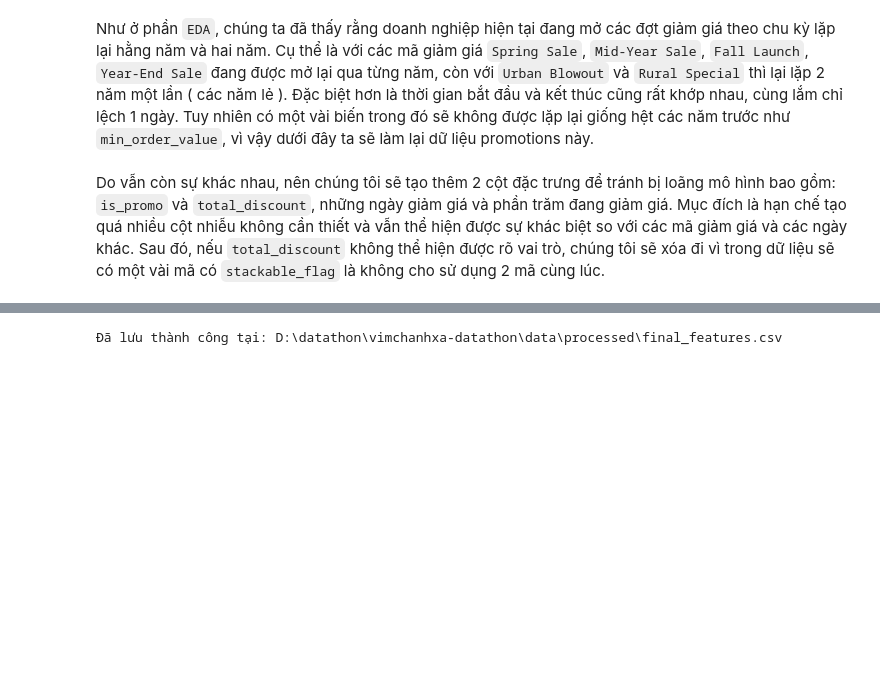
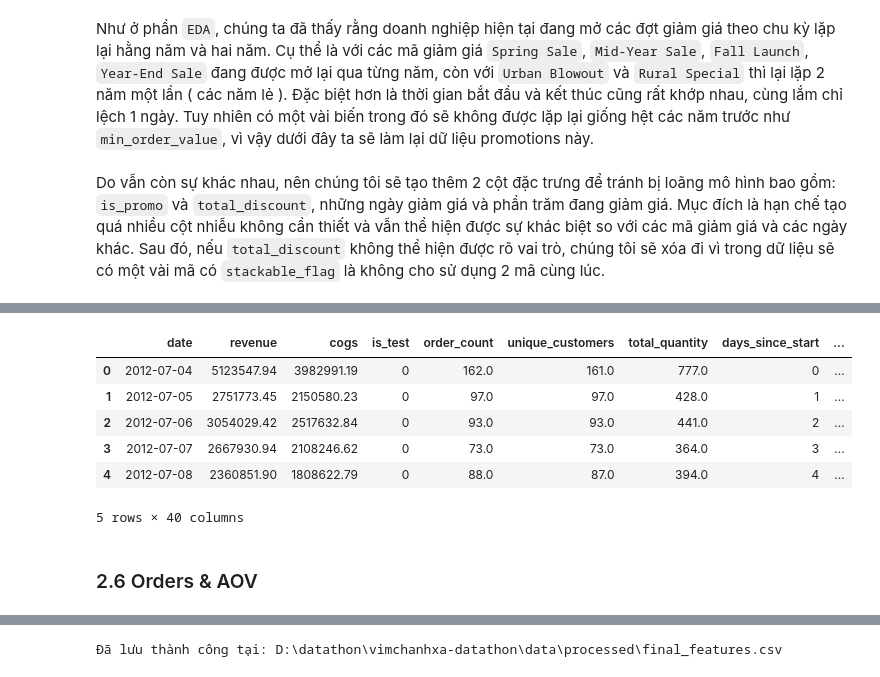
Before and after one commit to anhthu0910/vimchanhxa-datathon, a Jupyter notebook: notebooks/04_FEATURES_SELECTION_.ipynb, the cells around one changed output, grey strips where cells are left out. Drawn from its saved outputs; the diff is of its cells as text; code cells hidden in the pictures; blank space fills up the shorter version.

```diff
--- a/notebooks/04_FEATURES_SELECTION_.ipynb
+++ b/notebooks/04_FEATURES_SELECTION_.ipynb
@@ -143,4 +152,4 @@ for _, row in promotions.iterrows():
     daily_p.loc[mask, "is_promo"] = 1
     daily_p.loc[mask, "total_discount"] += row["discount_value"]
 
-df_base = (df_base.merge(daily_p, on="date", how="left").fillna({"is_promo": 0, "total_discount": 0}))
+daily_p.head()
@@ -169,0 +226,25 @@ memory usage: 4.3 MB
+# %%
+# Tính Conversion Rate từ order_count trong processed/base.csv và sessions trong web_traffic
+# Bước 1: Đọc dữ liệu base.csv để lấy order_count
+df_base_unmerged = pd.read_csv('../data/processed/base.csv')
+df_base_unmerged['date'] = pd.to_datetime(df_base_unmerged['date'])
+
+# Chỉ lấy cột date và order_count
+df_orders = df_base_unmerged[['date', 'order_count']].copy()
+
+# Bước 2: Lấy sessions từ web_traffic (đã có trong df_traffic_merged)
+df_sessions = df_traffic_merged[['date', 'sessions']].copy()
+
+# Bước 3: Merge để tính Conversion Rate theo từng date
+df_cr = pd.merge(df_orders, df_sessions, on='date', how='inner')
+
+# Bước 4: Tính Conversion Rate = order_count / sessions
+df_cr['conversion_rate'] = df_cr['order_count'] / df_cr['sessions']
+
+# Thay thế giá trị vô cùng hoặc NaN bằng 0
+df_cr['conversion_rate'] = df_cr['conversion_rate'].replace([np.inf, -np.inf], 0).fillna(0)
+
+# Bước 5: Gộp cột conversion_rate vào df_traffic_merged
+df_traffic_merged = pd.merge(df_traffic_merged, df_cr[['date', 'conversion_rate']], on='date', how='left')
+df_traffic_merged.drop(columns=['revenue'], inplace=True)
+df_traffic_merged.head()
@@ -169,0 +258,27 @@ memory usage: 4.3 MB
+# %%
+# Gộp vào df_base (chỉ lấy các cột cần thiết, loại bỏ revenue/cogs để tránh trùng lặp)
+df_traffic_cols = ['date', 'sessions', 'unique_visitors', 'page_views', 'bounce_rate',
+                   'avg_session_duration_sec', 'conversion_rate']
+df_base = pd.merge(df_base, df_traffic_merged[df_traffic_cols], on='date', how='left')
+
+# !!!!!!!!!!!!!!!!!!!!!!!!
+# Fill missing values cho các cột từ web_traffic
+# Các cột đếm được (sessions, visitors, page_views) -> 0
+# Các cột tỷ lệ (bounce_rate, duration, conversion_rate) -> 0.0
+traffic_count_cols = ['sessions', 'unique_visitors', 'page_views']
+traffic_rate_cols = ['bounce_rate', 'avg_session_duration_sec', 'conversion_rate']
+
+df_base[traffic_count_cols] = df_base[traffic_count_cols].fillna(0)
+df_base[traffic_rate_cols] = df_base[traffic_rate_cols].fillna(0.0)
+# %%
+df_base.head()
+# %% [output]
+|  | date | revenue | cogs | is_test | order_count | unique_customers | total_quantity | days_since_start | ... |
+| 0 | 2012-07-04 | 5123547.94 | 3982991.19 | 0 | 162.0 | 161.0 | 777.0 | 0 | ... |
+| 1 | 2012-07-05 | 2751773.45 | 2150580.23 | 0 | 97.0 | 97.0 | 428.0 | 1 | ... |
+| 2 | 2012-07-06 | 3054029.42 | 2517632.84 | 0 | 93.0 | 93.0 | 441.0 | 2 | ... |
+| 3 | 2012-07-07 | 2667930.94 | 2108246.62 | 0 | 73.0 | 73.0 | 364.0 | 3 | ... |
+| 4 | 2012-07-08 | 2360851.90 | 1808622.79 | 0 | 88.0 | 87.0 | 394.0 | 4 | ... |
+5 rows × 40 columns
+# %% [markdown]
+### 2.6 Orders & AOV
```
Also changed, not shown: parts of 29 cells of this notebook, 2 other files.
